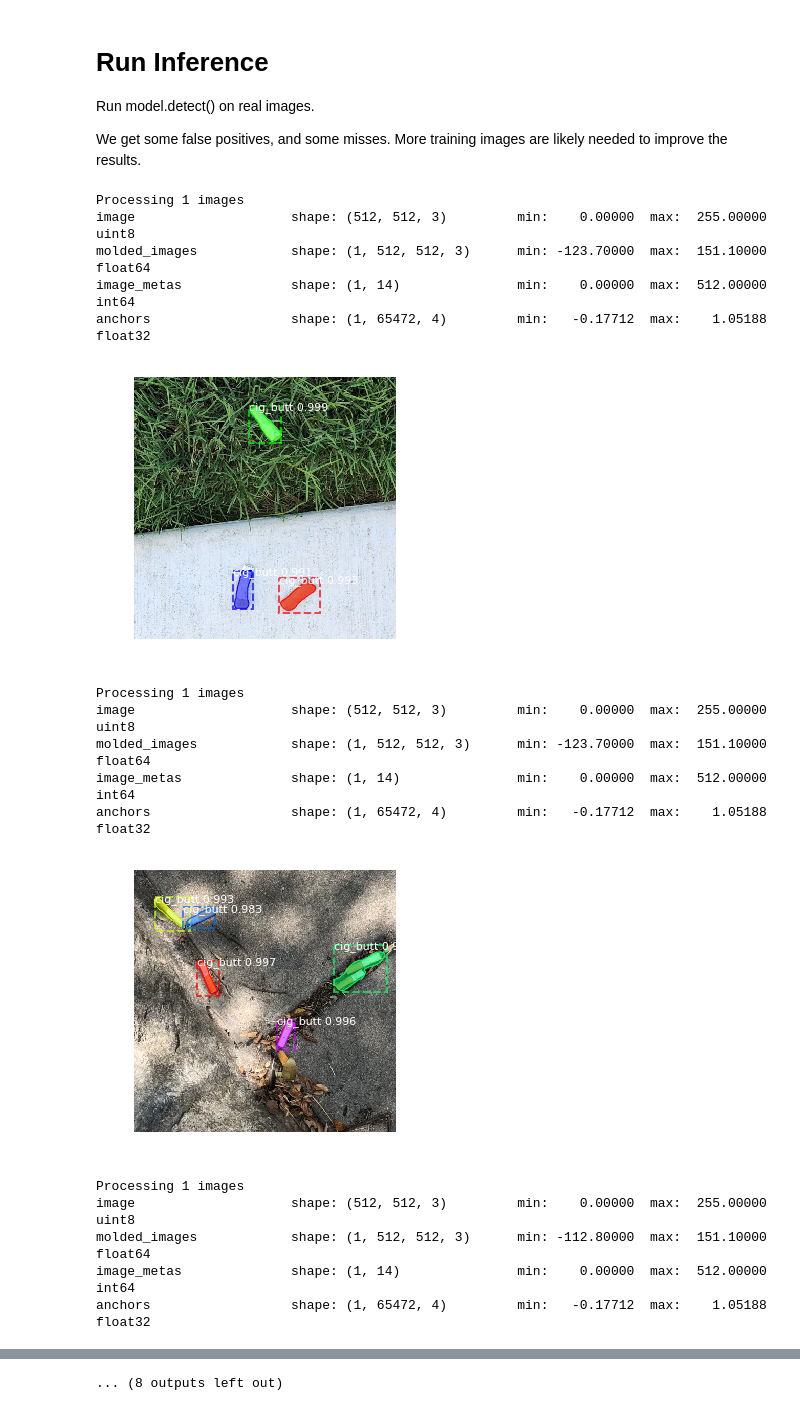
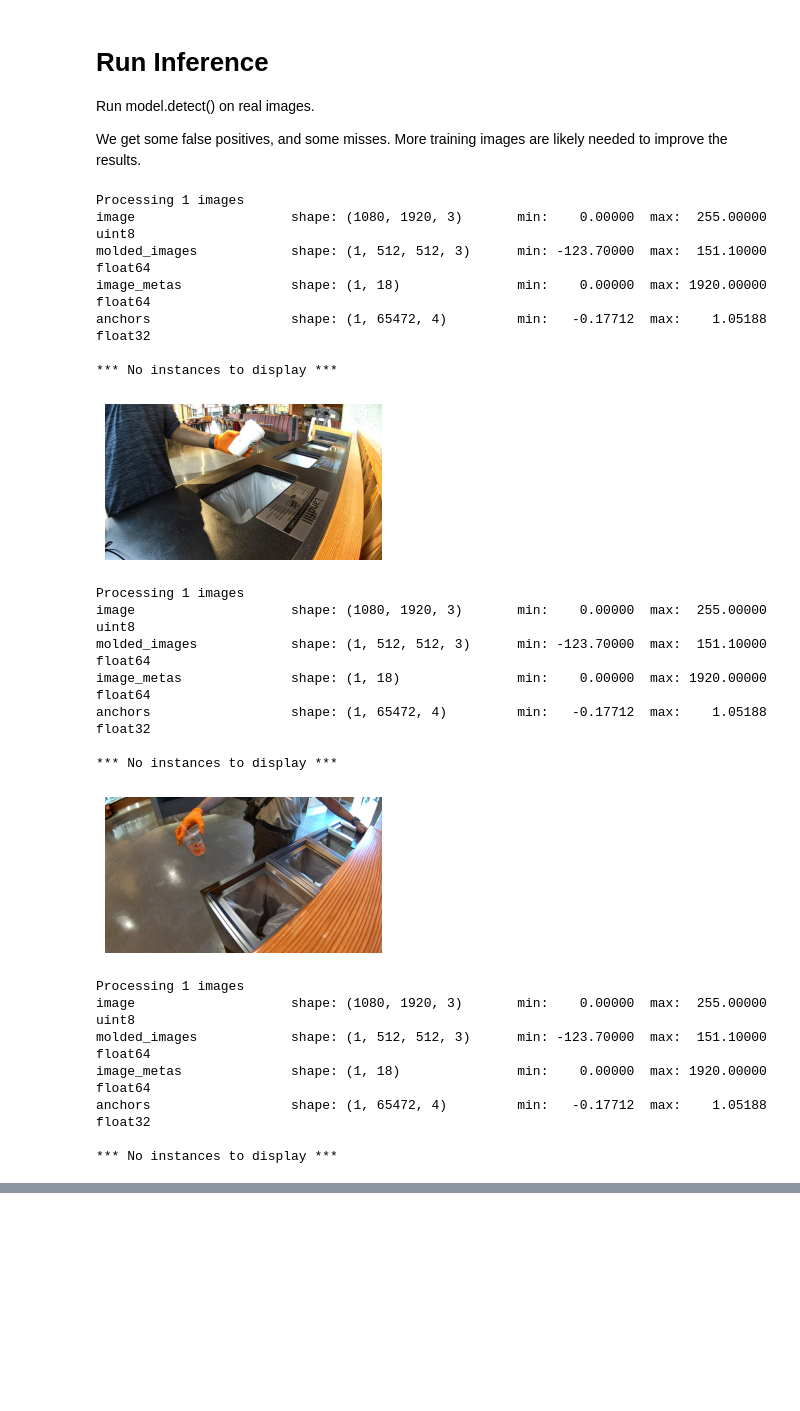
Before and after one commit to naivelogic/ZeroWaste3D, a Jupyter notebook: DataProcessing/notebooks/MaskRCNN_TrainAndInference.ipynb, the cells around one changed output, grey strips where cells are left out. Cells and saved outputs as stored; diff of their text form; code cells hidden in the pictures; blank space fills up the shorter version.

Commit message:
maskrcnn training pipeline

```diff
--- a/DataProcessing/notebooks/MaskRCNN_TrainAndInference.ipynb
+++ b/DataProcessing/notebooks/MaskRCNN_TrainAndInference.ipynb
@@ -74,21 +74,22 @@ class CigButtsConfig(Config):
     to the cigarette butts dataset.
     """
     # Give the configuration a recognizable name
-    NAME = "cig_butts"
+    NAME = "zerowaste_ds1"
 
     # Train on 1 GPU and 1 image per GPU. Batch size is 1 (GPUs * images/GPU).
     GPU_COUNT = 1
     IMAGES_PER_GPU = 1
 
     # Number of classes (including background)
-    NUM_CLASSES = 1 + 1  # background + 1 (cig_butt)
+    NUM_CLASSES = 1 + 5  # background + 1 (cig_butt)
 
     # All of our training images are 512x512
     IMAGE_MIN_DIM = 512
     IMAGE_MAX_DIM = 512
 
     # You can experiment with this number to see if it improves training
-    STEPS_PER_EPOCH = 500
+    #STEPS_PER_EPOCH = 500
+    STEPS_PER_EPOCH = 100
 
     # This is how often validation is run. If you are using too much hard drive space
     # on saved models (in the MODEL_DIR), try making this value larger.
@@ -240,0 +229,10 @@ dataset_val.prepare()
+# %%
+dataset_train = CocoLikeDataset()
+dataset_train.load_data('/home/redne/mnt/project_zero/project_zero/ds1/experiments/dataset_config/train_coco_instances.json',
+                        '/home/redne/mnt/project_zero/project_zero/ds1/parsed')
+dataset_train.prepare()
+
+dataset_val = CocoLikeDataset()
+dataset_val.load_data('/home/redne/mnt/project_zero/project_zero/ds1/experiments/dataset_config/val_coco_instances.json',
+                      '/home/redne/mnt/project_zero/project_zero/ds1/parsed')
+dataset_val.prepare()
@@ -350,7 +355,8 @@ print(keras.__version__)
 start_train = time.time()
 model.train(dataset_train, dataset_val,
             learning_rate=config.LEARNING_RATE,
-            epochs=4,
+            #epochs=4,
+            epochs=1,
             layers='heads')
 end_train = time.time()
 minutes = round((end_train - start_train) / 60, 2)
@@ -431,7 +440,8 @@ _It is metrics instead of metrics_tensors. I'm using Tensorflow 1.14.0 and Keras
 start_train = time.time()
 model.train(dataset_train, dataset_val,
             learning_rate=config.LEARNING_RATE / 10,
-            epochs=8,
+            #epochs=8,
+            epochs=2,
             layers="all")
 end_train = time.time()
 minutes = round((end_train - start_train) / 60, 2)
@@ -496,34 +506,40 @@ Run model.detect() on real images.
 We get some false positives, and some misses. More training images are likely needed to improve the results.
 # %%
 import skimage
-real_test_dir = '../../../datasets/cig_butts/real_test/'
+real_test_dir = '/home/redne/mnt/project_zero/project_zero/ds1/experiments/test_images/real_test/'
 image_paths = []
 for filename in os.listdir(real_test_dir):
     if os.path.splitext(filename)[1].lower() in ['.png', '.jpg', '.jpeg']:
         image_paths.append(os.path.join(real_test_dir, filename))
 
 for image_path in image_paths:
     img = skimage.io.imread(image_path)
     img_arr = np.array(img)
     results = model.detect([img_arr], verbose=1)
     r = results[0]
     visualize.display_instances(img, r['rois'], r['masks'], r['class_ids'],
                                 dataset_val.class_names, r['scores'], figsize=(5,5))
 # %% [output]
 Processing 1 images
-image                    shape: (512, 512, 3)         min:    0.00000  max:  255.00000  uint8
+image                    shape: (1080, 1920, 3)       min:    0.00000  max:  255.00000  uint8
 molded_images            shape: (1, 512, 512, 3)      min: -123.70000  max:  151.10000  float64
-image_metas              shape: (1, 14)               min:    0.00000  max:  512.00000  int64
+image_metas              shape: (1, 18)               min:    0.00000  max: 1920.00000  float64
 anchors                  shape: (1, 65472, 4)         min:   -0.17712  max:    1.05188  float32
+
+*** No instances to display ***
-[figure, old version]
+[figure, new version]
 Processing 1 images
-image                    shape: (512, 512, 3)         min:    0.00000  max:  255.00000  uint8
+image                    shape: (1080, 1920, 3)       min:    0.00000  max:  255.00000  uint8
 molded_images            shape: (1, 512, 512, 3)      min: -123.70000  max:  151.10000  float64
-image_metas              shape: (1, 14)               min:    0.00000  max:  512.00000  int64
+image_metas              shape: (1, 18)               min:    0.00000  max: 1920.00000  float64
 anchors                  shape: (1, 65472, 4)         min:   -0.17712  max:    1.05188  float32
+
+*** No instances to display ***
-[figure, old version]
+[figure, new version]
 Processing 1 images
-image                    shape: (512, 512, 3)         min:    0.00000  max:  255.00000  uint8
-molded_images            shape: (1, 512, 512, 3)      min: -112.80000  max:  151.10000  float64
-image_metas              shape: (1, 14)               min:    0.00000  max:  512.00000  int64
+image                    shape: (1080, 1920, 3)       min:    0.00000  max:  255.00000  uint8
+molded_images            shape: (1, 512, 512, 3)      min: -123.70000  max:  151.10000  float64
+image_metas              shape: (1, 18)               min:    0.00000  max: 1920.00000  float64
 anchors                  shape: (1, 65472, 4)         min:   -0.17712  max:    1.05188  float32
+
+*** No instances to display ***
@@ -549 +554,0 @@ anchors                  shape: (1, 65472, 4)         min:   -0.17712  max:    1
-... (8 outputs left out)
```
Also changed, not shown: parts of 15 cells of this notebook, 3 other files.
